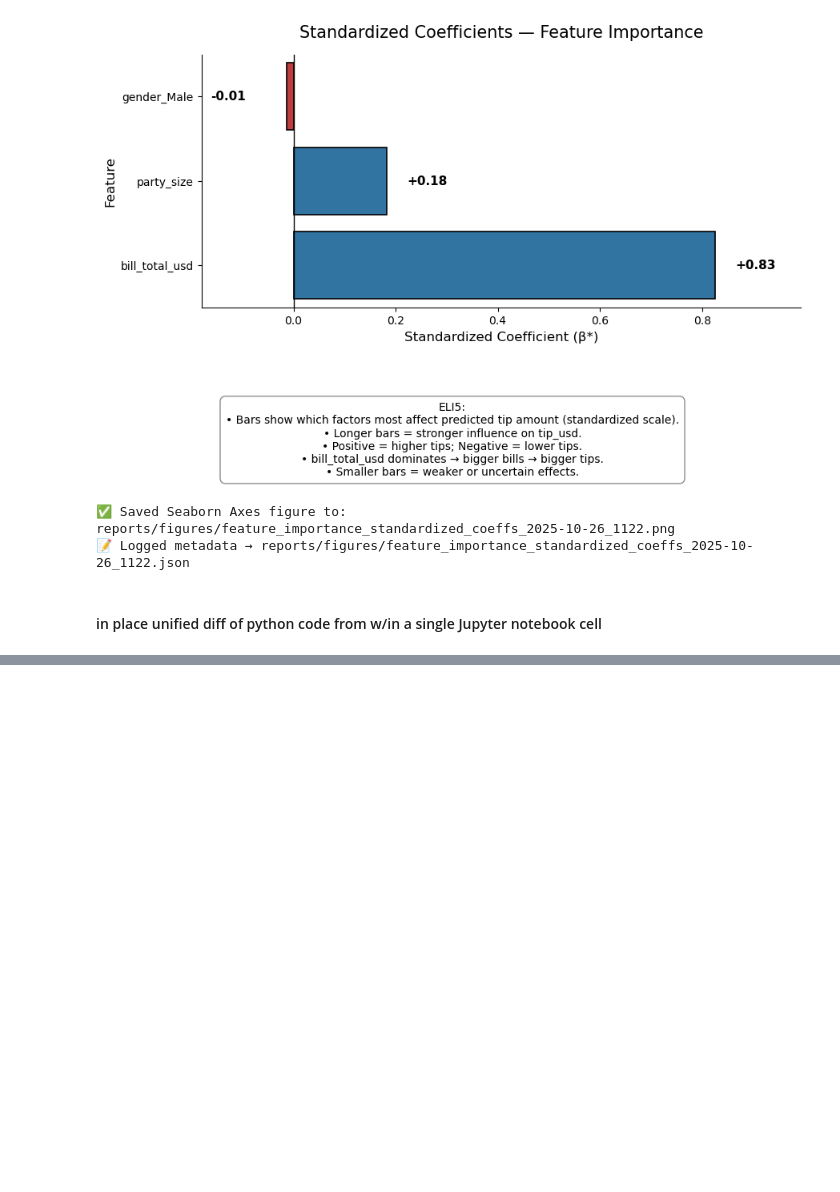
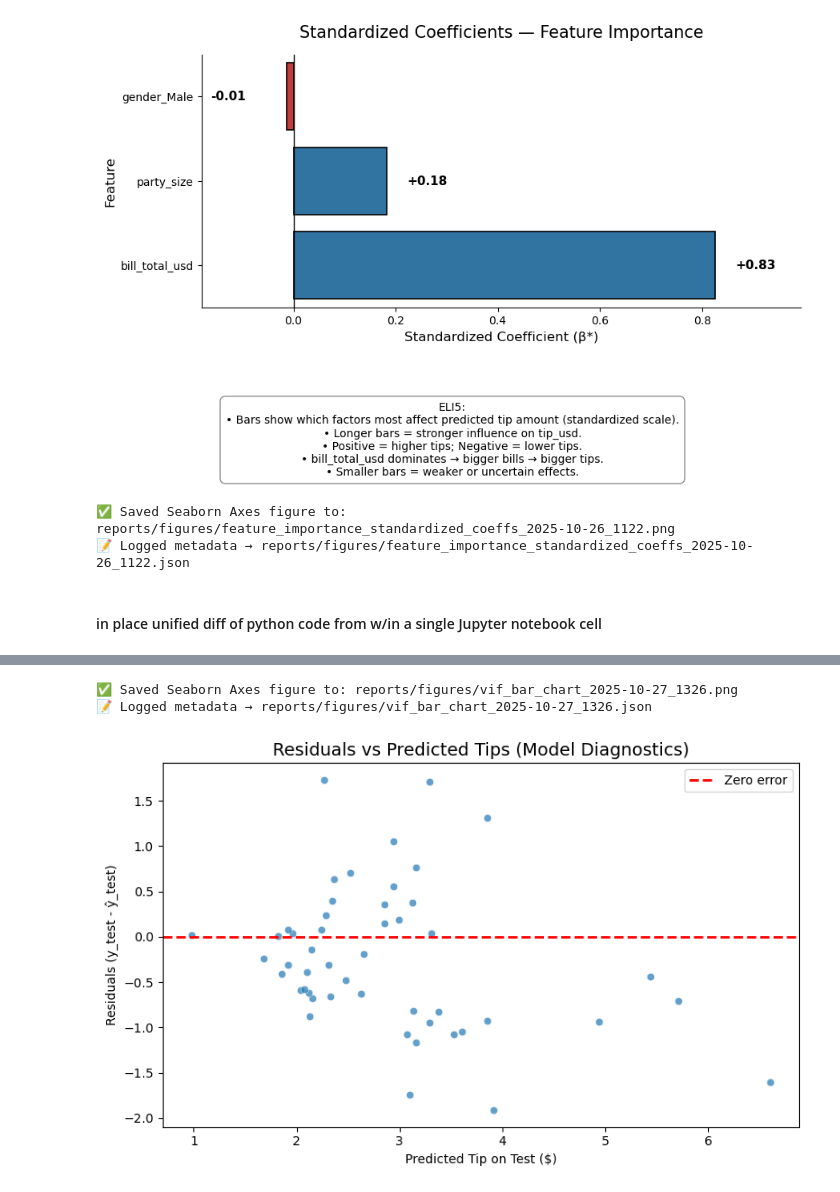
Before and after one commit to ramtackett/Masters-level-DIY-Data-Science-Curriculum-ai-Era-, a Jupyter notebook: ds-zero-to-one/notebooks/05_Feature_Importance_and_Model_Refinement.ipynb, the cells around one changed output, grey strips where cells are left out. Saved outputs shown, nothing was run; the diff lists cells and outputs as text; code cells hidden in the pictures; blank space fills up the shorter version.

```diff
--- a/ds-zero-to-one/notebooks/05_Feature_Importance_and_Model_Refinement.ipynb
+++ b/ds-zero-to-one/notebooks/05_Feature_Importance_and_Model_Refinement.ipynb
@@ -869,0 +988,71 @@ show_diff(cell_a, cell_b)
+# %%
+
+try:
+    from src.helpers import save_and_log_plot
+    save_and_log_plot(
+        ax,
+        "reports/figures/vif_bar_chart.png",
+        df=vif_data,
+        chart_type="barplot",
+        library="seaborn",
+        x="VIF",
+        y="Feature",
+        dataset_name="tips_encoded_or_clean",
+        dataset_path="data/processed/tips_cleaned.csv",  # adjust if different
+        notebook="notebooks/05_Feature_Importance_and_Model_Refinement.ipynb",
+        notes="VIF bar chart (const dropped). Threshold lines at 5 and 10.",
+        timestamped=True
+    )
+except Exception as e:
+    print(f"(Optional logging skipped) Reason: {e.__class__.__name__}: {e}")
+# %% [output]
+✅ Saved Seaborn Axes figure to: reports/figures/vif_bar_chart_2025-10-27_1326.png
+📝 Logged metadata → reports/figures/vif_bar_chart_2025-10-27_1326.json
+# %%
+# --- Residuals vs Predicted Tips (Model Diagnostics) ---
+import numpy as np
+import matplotlib.pyplot as plt
+import seaborn as sns
+from sklearn.linear_model import LinearRegression
+
+# 1) Fit on full data (only if you haven't already fit on train)
+X = df[["bill_total_usd", "party_size"]]
+y = df["tip_usd"]
+
+model = LinearRegression()
+model.fit(X, y)
+
+# 2) Handle both scenarios: with or without a test split
+y_pred_full = model.predict(X)
+
+# If you have y_test / X_test / y_pred_test defined elsewhere, use them; else use full data
+try:
+    # prefer test metrics if available
+    y_pred = y_pred_test  # must be computed earlier from model.predict(X_test)
+    residuals = y_test - y_pred
+    x_for_plot = y_pred
+    actual_label = "Residuals (y_test - ŷ_test)"
+    pred_label = "Predicted Tip on Test ($)"
+except NameError:
+    # fallback: use full dataset
+    y_pred = y_pred_full
+    residuals = y - y_pred
+    x_for_plot = y_pred
+    actual_label = "Residuals (y - ŷ)"
+    pred_label = "Predicted Tip ($)"
+
+# 3) Plot residuals vs predicted
+fig, ax = plt.subplots(figsize=(8, 5))
+sns.scatterplot(x=x_for_plot, y=residuals, alpha=0.7, ax=ax)
+
+# reference line at 0
+ax.axhline(0, color="red", linestyle="--", linewidth=2, label="Zero error")
+
+ax.set_title("Residuals vs Predicted Tips (Model Diagnostics)", fontsize=14)
+ax.set_xlabel(pred_label)
+ax.set_ylabel(actual_label)
+ax.legend()
+plt.tight_layout()
+plt.show()
+# %% [output]
+[figure, added]
```
Also changed, not shown: parts of 25 cells of this notebook, 10 other files.
